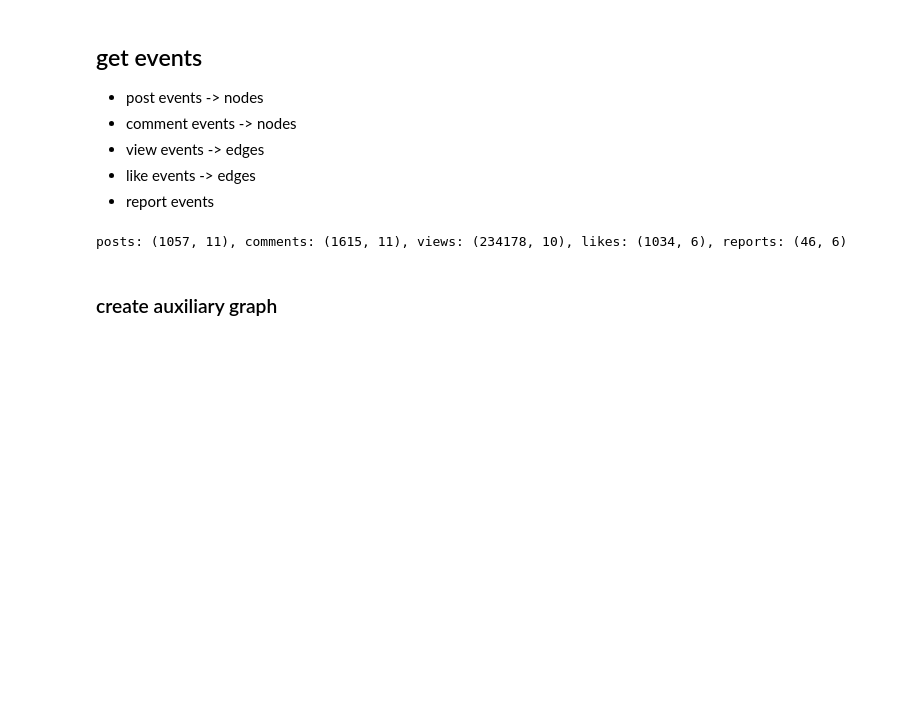
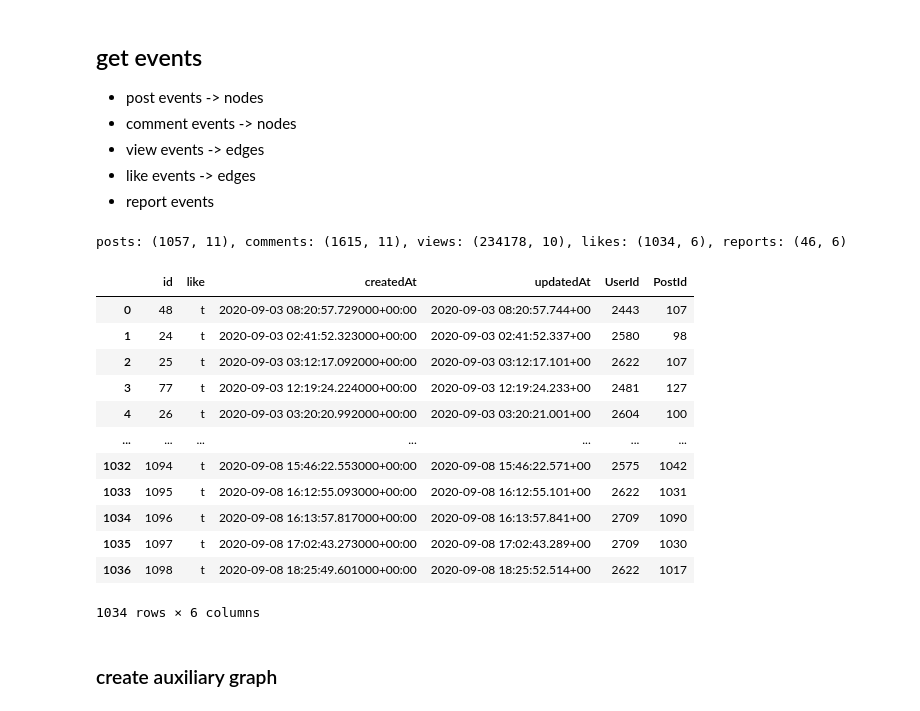
Before and after one commit to ruiliu310/dartpost-research, a Jupyter notebook: influence_graph.ipynb, the cells around one changed output. Saved outputs shown, nothing was run; the diff lists cells and outputs as text; code cells hidden in the pictures; blank space fills up the shorter version.

```diff
--- a/influence_graph.ipynb
+++ b/influence_graph.ipynb
@@ -64,6 +65,22 @@ df_likes["PostId"] = df_likes["PostId"].astype(int)
 
 df_comts["CommenterId"] = df_comts["CommenterId"].astype(int)
 df_comts["PostId"] = df_comts["PostId"].astype(int)
+# %%
+df_likes
+# %% [output]
+|  | id | like | createdAt | updatedAt | UserId | PostId |
+| 0 | 48 | t | 2020-09-03 08:20:57.729000+00:00 | 2020-09-03 08:20:57.744+00 | 2443 | 107 |
+| 1 | 24 | t | 2020-09-03 02:41:52.323000+00:00 | 2020-09-03 02:41:52.337+00 | 2580 | 98 |
+| 2 | 25 | t | 2020-09-03 03:12:17.092000+00:00 | 2020-09-03 03:12:17.101+00 | 2622 | 107 |
+| 3 | 77 | t | 2020-09-03 12:19:24.224000+00:00 | 2020-09-03 12:19:24.233+00 | 2481 | 127 |
+| 4 | 26 | t | 2020-09-03 03:20:20.992000+00:00 | 2020-09-03 03:20:21.001+00 | 2604 | 100 |
+| ... | ... | ... | ... | ... | ... | ... |
+| 1032 | 1094 | t | 2020-09-08 15:46:22.553000+00:00 | 2020-09-08 15:46:22.571+00 | 2575 | 1042 |
+| 1033 | 1095 | t | 2020-09-08 16:12:55.093000+00:00 | 2020-09-08 16:12:55.101+00 | 2622 | 1031 |
+| 1034 | 1096 | t | 2020-09-08 16:13:57.817000+00:00 | 2020-09-08 16:13:57.841+00 | 2709 | 1090 |
+| 1035 | 1097 | t | 2020-09-08 17:02:43.273000+00:00 | 2020-09-08 17:02:43.289+00 | 2709 | 1030 |
+| 1036 | 1098 | t | 2020-09-08 18:25:49.601000+00:00 | 2020-09-08 18:25:52.514+00 | 2622 | 1017 |
+1034 rows × 6 columns
 # %% [markdown]
 ### create auxiliary graph
 # %%
```
Also changed, not shown: parts of 15 cells of this notebook.
